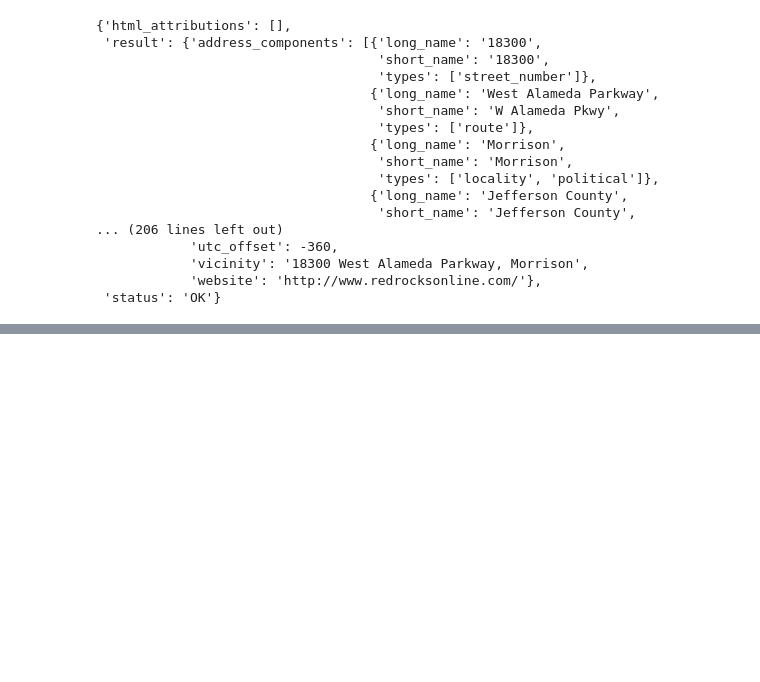
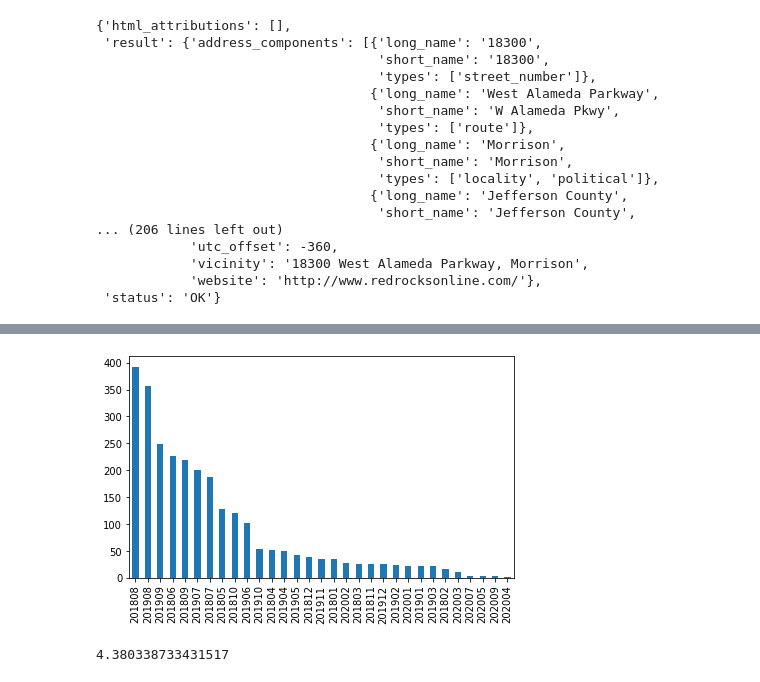
Before and after one commit to mattyk33/A-team, a Jupyter notebook: ATeamProjectPy.ipynb, the cells around one changed output, grey strips where cells are left out. Saved outputs shown, nothing was run; the diff lists cells and outputs as text; code cells hidden in the pictures; blank space fills up the shorter version.

```diff
--- a/ATeamProjectPy.ipynb
+++ b/ATeamProjectPy.ipynb
@@ -116,0 +215,4 @@ pprint(redrocks_data)
+# %%
+
+month_counts = fiddlers_reviews['Review Date'].value_counts()
+month_counts
@@ -116,0 +237,9 @@ pprint(redrocks_data)
+# %%
+months_chart = month_counts.plot(kind='bar')
+plt.tight_layout()
+# %% [output]
+[figure, added]
+# %%
+fiddlers_reviews['review_rating'].mean()
+# %% [output]
+4.380338733431517
```
Also changed, not shown: parts of 17 cells of this notebook, 3 other files.
